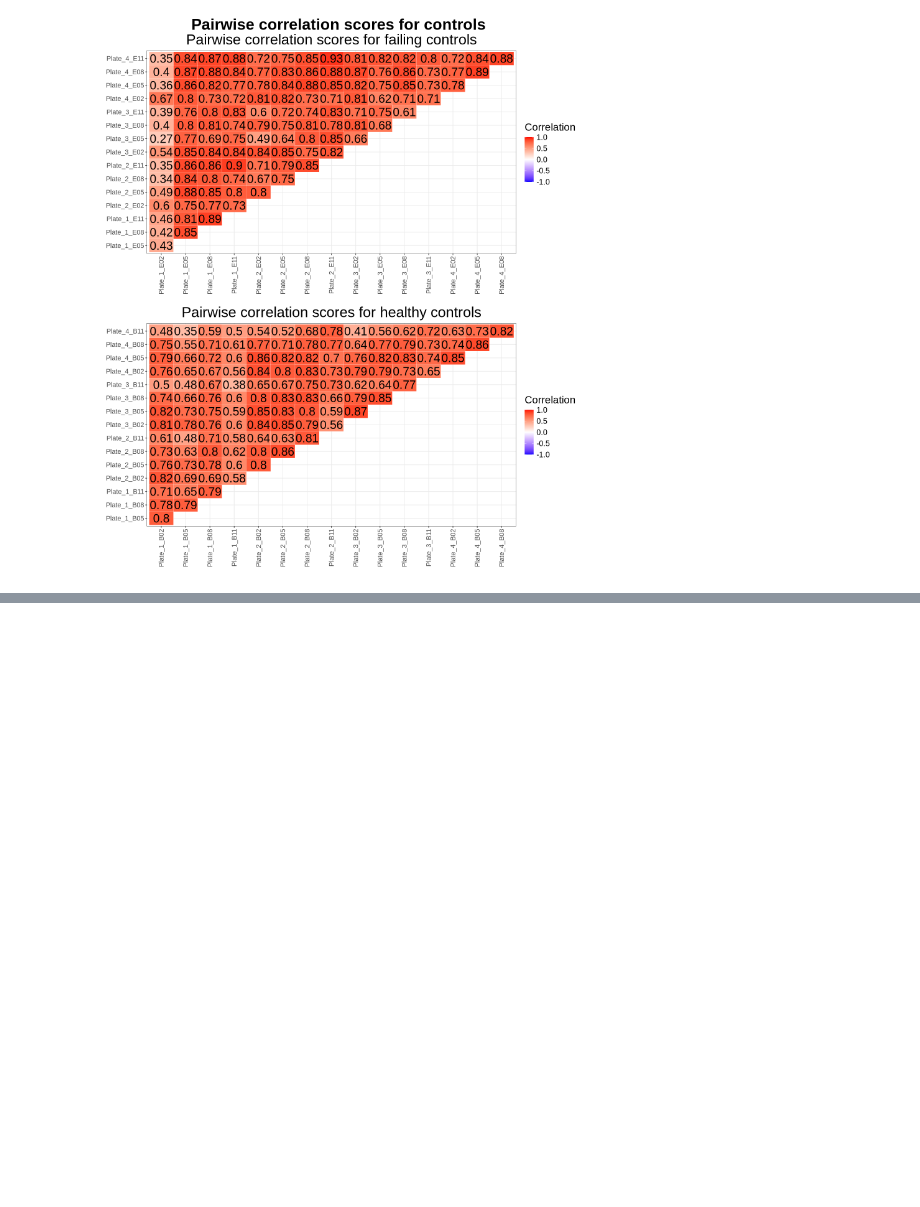
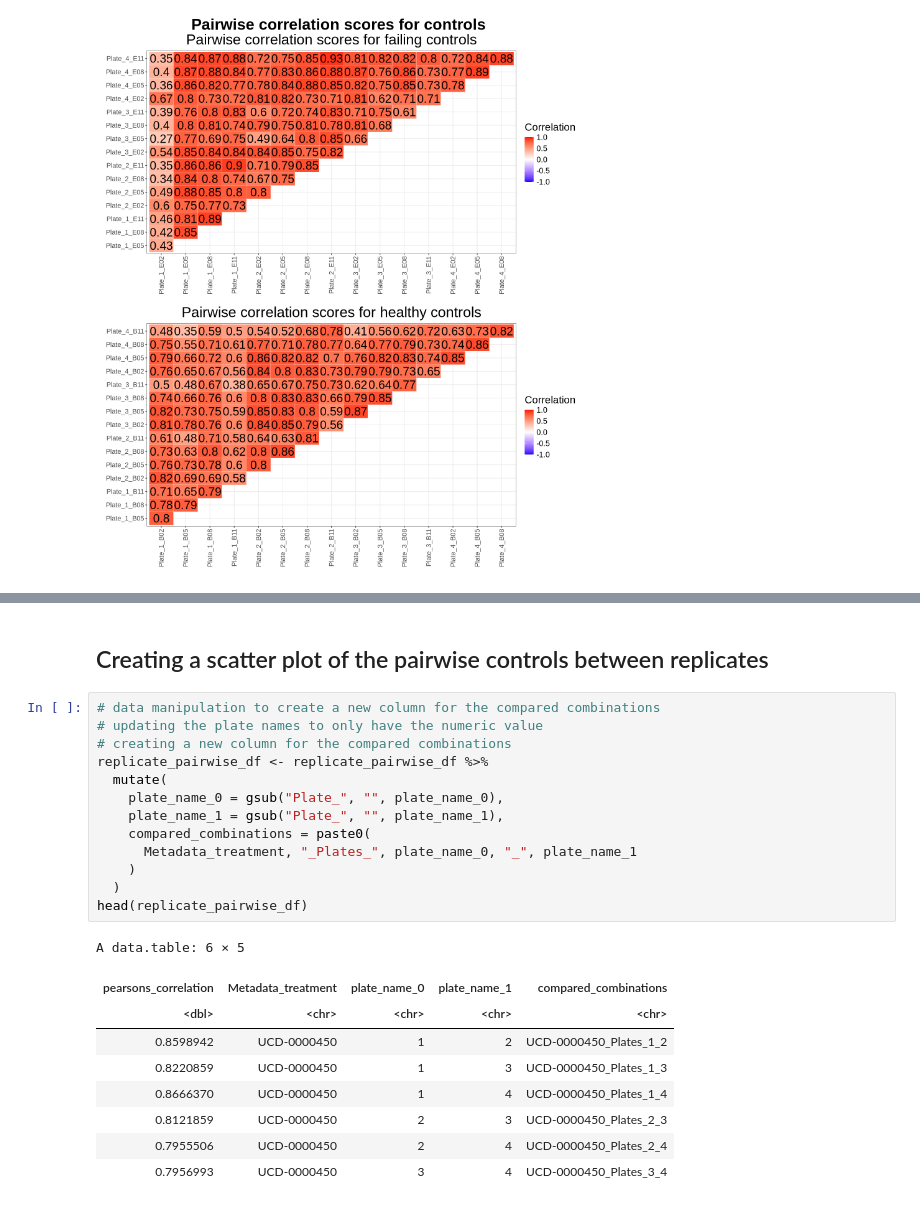
Before and after one commit to axiomcura/CFReT-screen-mAP-analysis, a Jupyter notebook: notebooks/exploratory-analysis/pairwise-analysis/r_plot-pairwise-scores.ipynb, the cells around one changed output, grey strips where cells are left out. Saved outputs shown, nothing was run; the diff lists cells and outputs as text; blank space fills up the shorter version.

```diff
--- a/notebooks/exploratory-analysis/pairwise-analysis/r_plot-pairwise-scores.ipynb
+++ b/notebooks/exploratory-analysis/pairwise-analysis/r_plot-pairwise-scores.ipynb
@@ -264,0 +362,25 @@ Returning the palette you asked for with that many colors
+# %% [markdown]
+## Creating a scatter plot of the pairwise controls between replicates
+# %%
+# data manipulation to create a new column for the compared combinations
+# updating the plate names to only have the numeric value
+# creating a new column for the compared combinations
+replicate_pairwise_df <- replicate_pairwise_df %>%
+  mutate(
+    plate_name_0 = gsub("Plate_", "", plate_name_0),
+    plate_name_1 = gsub("Plate_", "", plate_name_1),
+    compared_combinations = paste0(
+      Metadata_treatment, "_Plates_", plate_name_0, "_", plate_name_1
+    )
+  )
+head(replicate_pairwise_df)
+# %% [output]
+A data.table: 6 × 5
+| pearsons_correlation | Metadata_treatment | plate_name_0 | plate_name_1 | compared_combinations |
+| <dbl> | <chr> | <chr> | <chr> | <chr> |
+| 0.8598942 | UCD-0000450 | 1 | 2 | UCD-0000450_Plates_1_2 |
+| 0.8220859 | UCD-0000450 | 1 | 3 | UCD-0000450_Plates_1_3 |
+| 0.8666370 | UCD-0000450 | 1 | 4 | UCD-0000450_Plates_1_4 |
+| 0.8121859 | UCD-0000450 | 2 | 3 | UCD-0000450_Plates_2_3 |
+| 0.7955506 | UCD-0000450 | 2 | 4 | UCD-0000450_Plates_2_4 |
+| 0.7956993 | UCD-0000450 | 3 | 4 | UCD-0000450_Plates_3_4 |
```
Also changed, not shown: parts of 14 cells of this notebook, 16 other files.
